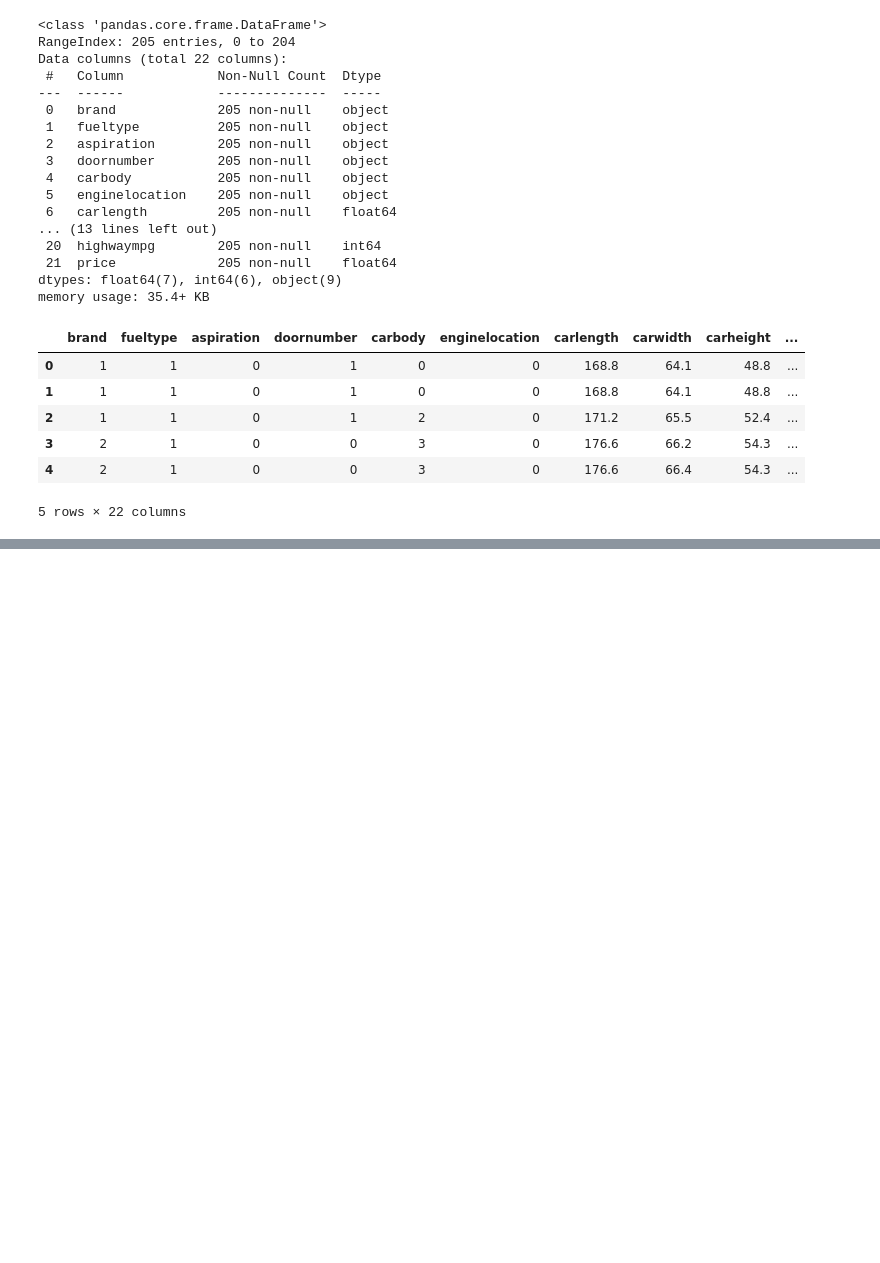
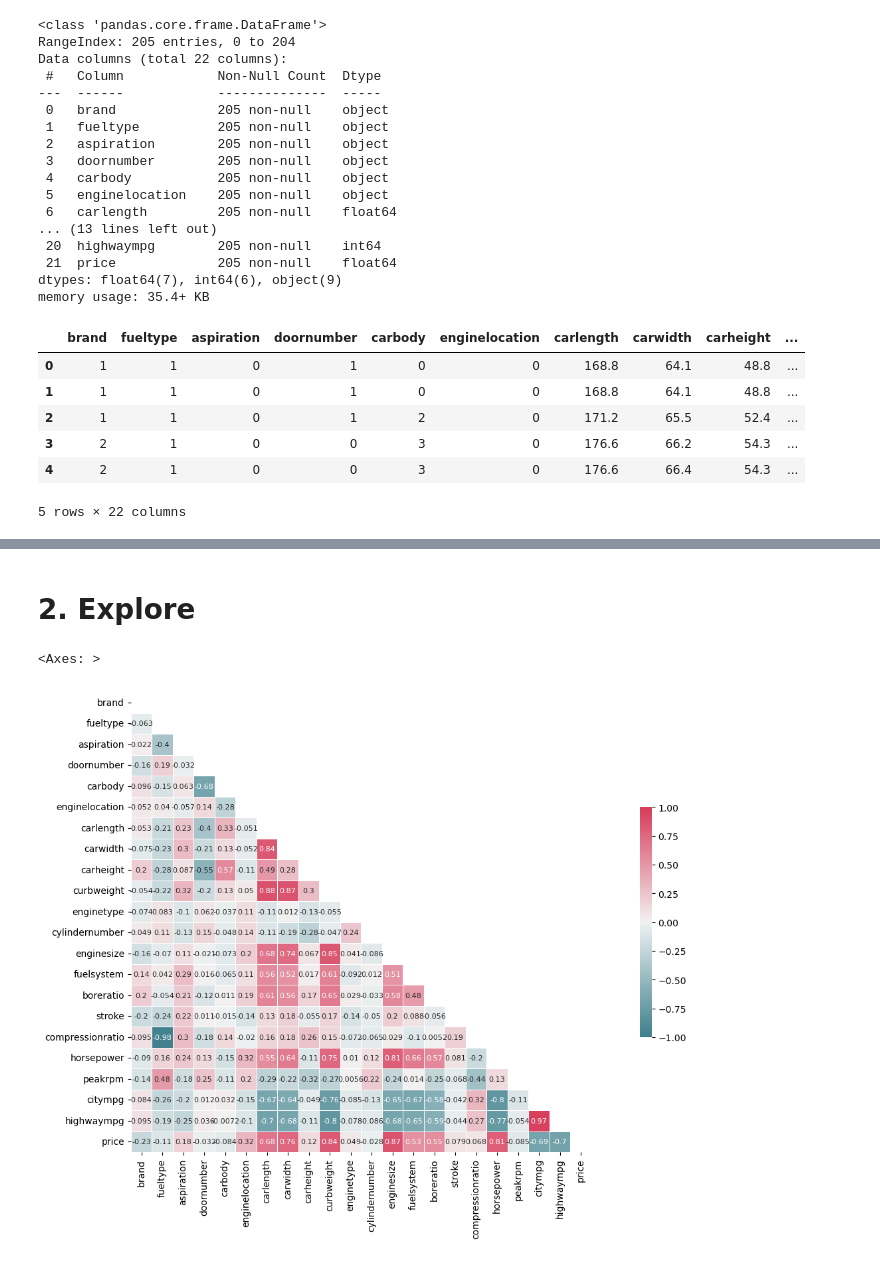
Before and after one commit to Garcialejan/Data-Science-with-Python, a Jupyter notebook: Projects/Linear_regresion/Final_project/car_price_pred.ipynb, the cells around one changed output, grey strips where cells are left out. Saved outputs shown, nothing was run; the diff lists cells and outputs as text; code cells hidden in the pictures; blank space fills up the shorter version.

```diff
--- a/Projects/Linear_regresion/Final_project/car_price_pred.ipynb
+++ b/Projects/Linear_regresion/Final_project/car_price_pred.ipynb
@@ -168,0 +206,2 @@ df.head()
+# %% [markdown]
+# 2. Explore
@@ -168,0 +210,28 @@ df.head()
+# %%
+import matplotlib.pyplot as plt
+import numpy as np
+
+corr = df.corr()
+
+sns.heatmap(corr)
+# %% [output]
+<Axes: >
+# %%
+corr = df.corr()
+
+mask = np.triu(np.ones_like(corr, dtype=bool)) # np.triu devuelve un array con los valores del triángulo superior de otro array de 2 dimensiones
+
+fig = plt.figure(figsize=(19, 9))
+
+cmap = sns.diverging_palette(210, 5, as_cmap=True) # Para indicar los colores de nuestro heatmap
+
+sns.heatmap(corr, mask = mask, cmap = cmap,
+            vmax = 1, vmin = -1, center = 0,
+            annot = True, annot_kws={"size": 8},
+            square = True, linewidths = .5,
+            cbar_kws = {"shrink": .5} # Comprimir la barra de la leyenda para ver mejor a que color corresponde cada valor
+            )
+
+plt.show()
+# %% [output]
+[figure, added]
```
Also changed, not shown: parts of 36 cells of this notebook.
